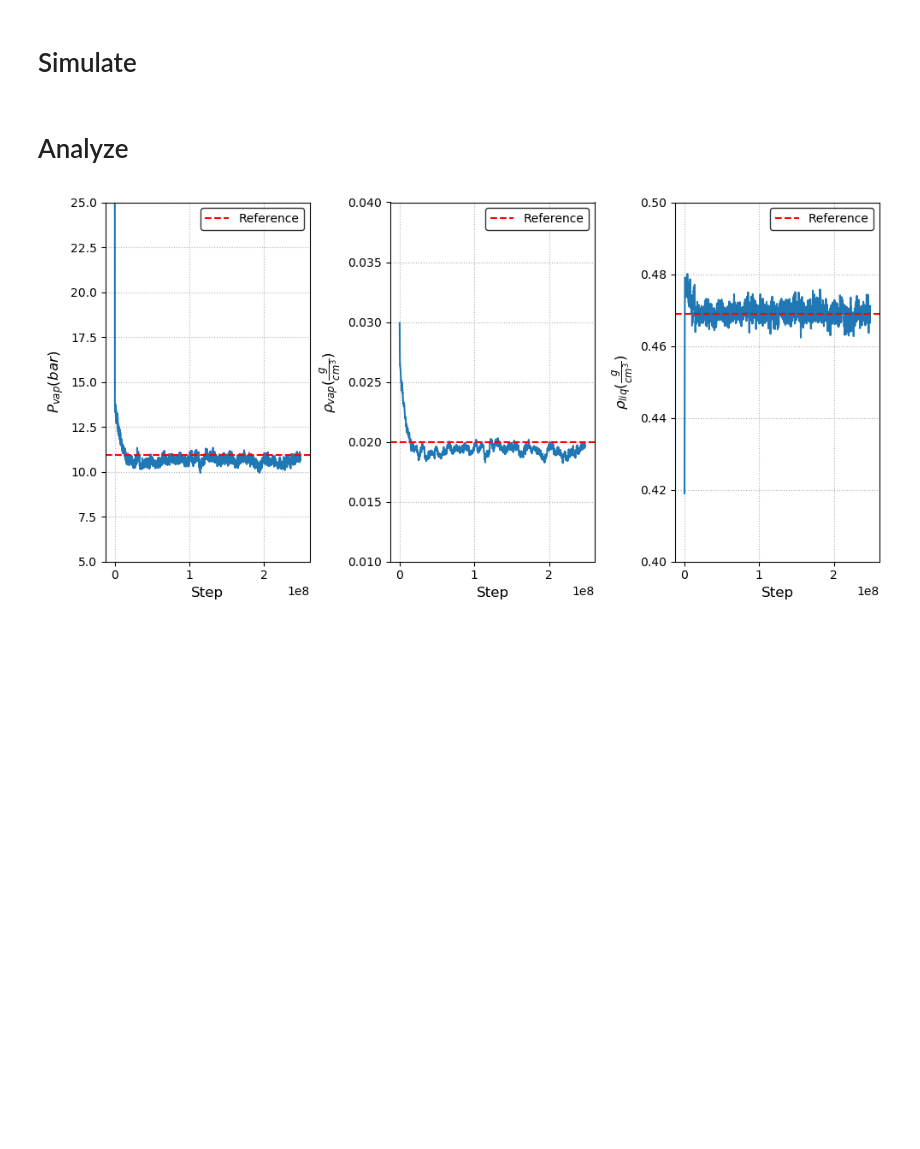
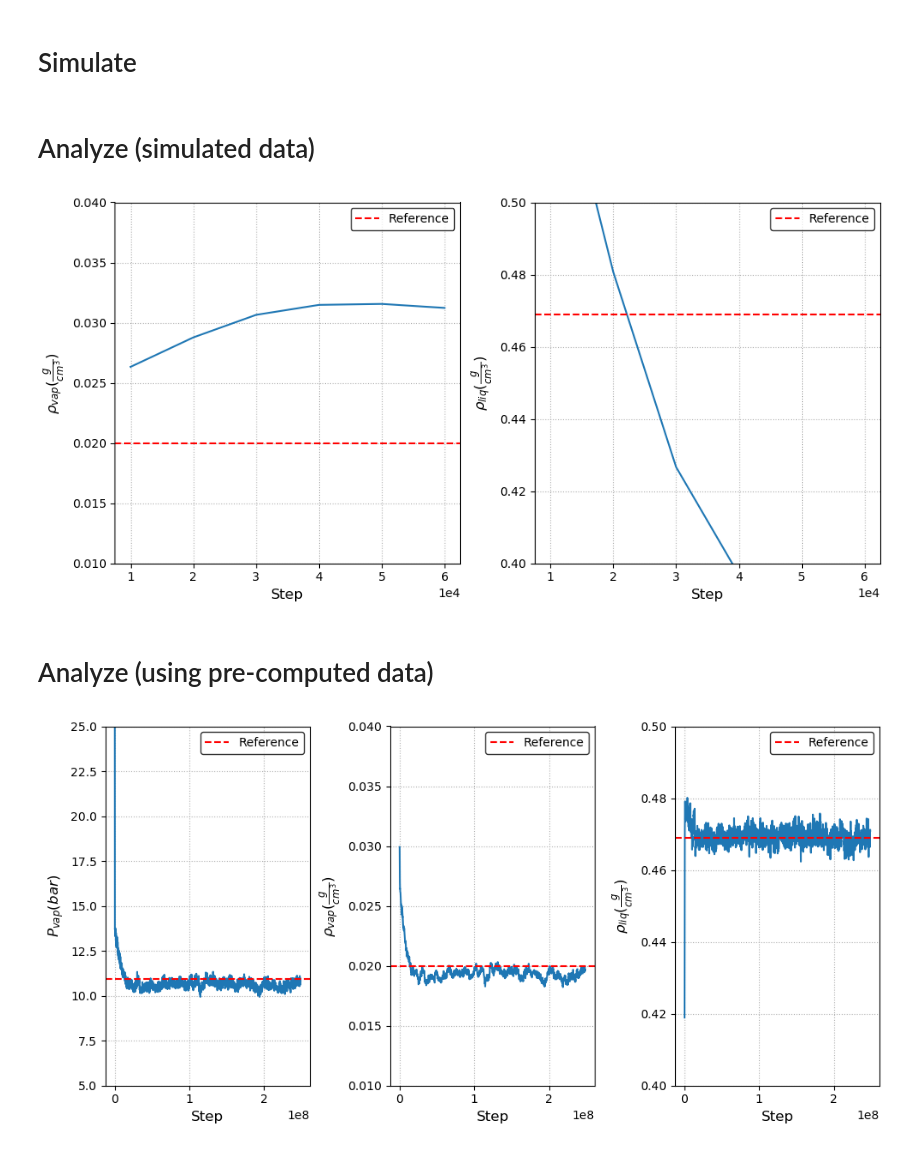
Before and after one commit to ahy3nz/mosdef_trappe, a Jupyter notebook: mosdef_trappe/simulate_VLE.ipynb, the cells around one changed output. Cells and saved outputs as stored; diff of their text form; code cells hidden in the pictures; blank space fills up the shorter version.

Commit message:
* Modify gomc_utils to shorten eq and adj steps, allowing for shorter runtimes * Update notebook to support analysis of data ran on a laptop

```diff
--- a/mosdef_trappe/simulate_VLE.ipynb
+++ b/mosdef_trappe/simulate_VLE.ipynb
@@ -31,5 +33,42 @@ p = gomc_functions.simulate(vapor_box, liquid_box,
 # %% [markdown]
-# Analyze
+# Analyze (simulated data)
+# %%
+# Do NOT expect correctness in the comparison to the actual VLE data
+# Equilibration will take ~1e7 steps, see Analysis (pre-computed data)
+import numpy as np
+import unyt as u
+%matplotlib inline
+import matplotlib
+import matplotlib.pyplot as plt
+import mosdef_trappe.gomc_util.gomc_functions as gomc_functions
+vapor_df = gomc_functions.dat_to_df('Blk_output_BOX_0.dat')
+liquid_df = gomc_functions.dat_to_df('Blk_output_BOX_1.dat')
+with matplotlib.rc_context(fname='pre-computed/matplotlibrc'):
+    fig, ax = plt.subplots(1,2, figsize=(10,5))
+
+    ax[0].plot(vapor_df['#STEPS'], vapor_df['TOT_DENS'])
+    ax[0].axhline(rho_vap.in_units(u.g/u.cm**3).value, label='Reference',
+                 color='red', linestyle='--')
+    ax[0].set_ylabel(r"$\rho_{vap} (\frac{g}{cm^3})$")
+    ax[0].set_xlabel("Step")
+    ax[0].ticklabel_format(axis='x', style='sci', scilimits=(0,0))
+    ax[0].set_ylim([0.01,0.04])
+    ax[0].legend()
+
+    ax[1].plot(liquid_df['#STEPS'], liquid_df['TOT_DENS'])
+    ax[1].axhline(rho_liq.in_units(u.g/u.cm**3).value, label='Reference',
+                 color='red', linestyle='--')
+    ax[1].set_ylabel(r"$\rho_{liq} (\frac{g}{cm^3})$")
+    ax[1].set_xlabel("Step")
+    ax[1].ticklabel_format(axis='x', style='sci', scilimits=(0,0))
+    ax[1].set_ylim([0.4, 0.5])
+    ax[1].legend()
+
+    plt.tight_layout()
+# %% [output]
+[figure, added]
+# %% [markdown]
+# Analyze (using pre-computed data)
 # %%
 import json
 import numpy as np
```
Also changed, not shown: parts of 2 cells of this notebook, 2 other files.
